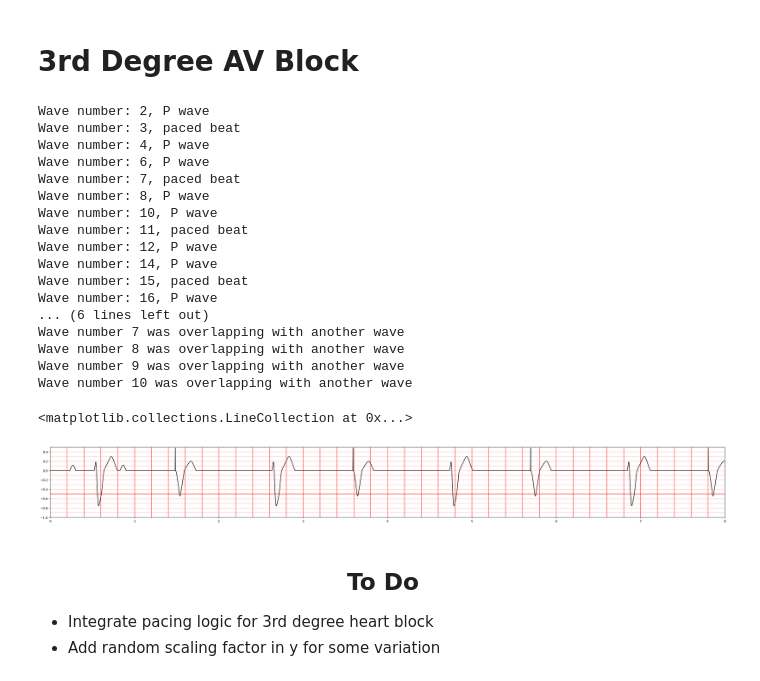
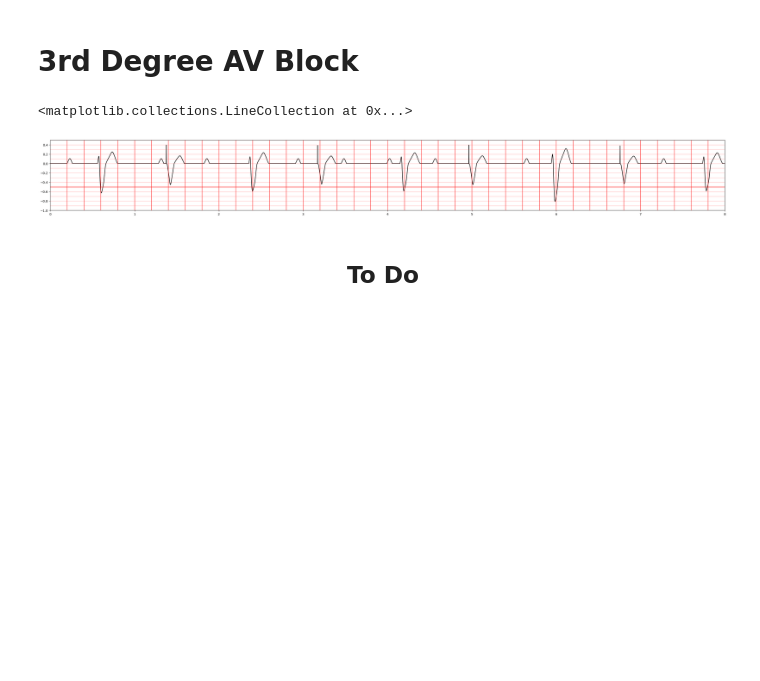
Before and after one commit to joonhaim/edupace, a Jupyter notebook: simulator-interface/ecg/ECG simulation - more organised version.ipynb, the cells around one changed output. Cells and saved outputs as stored; diff of their text form; code cells hidden in the pictures; blank space fills up the shorter version.

Commit message:
Update ECG simulation - more organised version.ipynb
Working 3rd degree heart block

```diff
--- a/simulator-interface/ecg/ECG simulation - more organised version.ipynb
+++ b/simulator-interface/ecg/ECG simulation - more organised version.ipynb
@@ -711,56 +632,35 @@ def complete_AV_block(iterations,sensitivity,output,rate,asynchronous=False):
     return x, y
 # %%
 t = np.linspace(0,1,101)
-iterations = 10
+iterations = 100
 x,y = complete_AV_block(iterations,5,1.6,80)
 
 
 fig2, ax2 = plt.subplots(figsize=(38, 4))
 ax2.plot(x,y, color='black')
 ax2.set_xlim(0,8)
-#ax2.set_xlim(0, 6)
-#ax2.set_ylim(-1, 1)
 
 ax2.set_xlim(0, 8)
 ax2.set_ylim(-1, 0.5)
 
 # compute line positions
 big_lines_v = np.arange(0, 8, 0.2)
 small_lines_v = np.arange(0, 8, 0.04)
 big_lines_h = np.arange(-1.5, 1.5, 1)
 small_lines_h = np.arange(-1.5, 1.5, 0.1)
 
 ymin, ymax = ax2.get_ylim()
 xmin, xmax = ax2.get_xlim()
 
 # draw vertical lines (from ymin to ymax) in a single call each
 ax2.vlines(big_lines_v, ymin, ymax, colors='red', alpha=0.7, linewidth=1.5)
 ax.vlines(small_lines_v, ymin, ymax, colors='red', alpha=0.3, linewidth=1)
 
 # draw horizontal lines (from xmin to xmax)
 ax2.hlines(big_lines_h, xmin, xmax, colors='red', alpha=0.7, linewidth=1.5)
 ax2.hlines(small_lines_h, xmin, xmax, colors='red', alpha=0.3, linewidth=1)
 # %% [output]
-Wave number: 2, P wave
-Wave number: 3, paced beat
-Wave number: 4, P wave
-Wave number: 6, P wave
-Wave number: 7, paced beat
-Wave number: 8, P wave
-Wave number: 10, P wave
-Wave number: 11, paced beat
-Wave number: 12, P wave
-Wave number: 14, P wave
-Wave number: 15, paced beat
-Wave number: 16, P wave
-... (6 lines left out)
-Wave number 7 was overlapping with another wave
-Wave number 8 was overlapping with another wave
-Wave number 9 was overlapping with another wave
-Wave number 10 was overlapping with another wave
+<matplotlib.collections.LineCollection at 0x...>
-<matplotlib.collections.LineCollection at 0x...>
-[figure, old version]
+[figure, new version]
 # %% [markdown]
 ## <center> To Do <center> ##
-* Integrate pacing logic for 3rd degree heart block
-* Add random scaling factor in y for some variation
```
Also changed, not shown: parts of 1 cell of this notebook.
